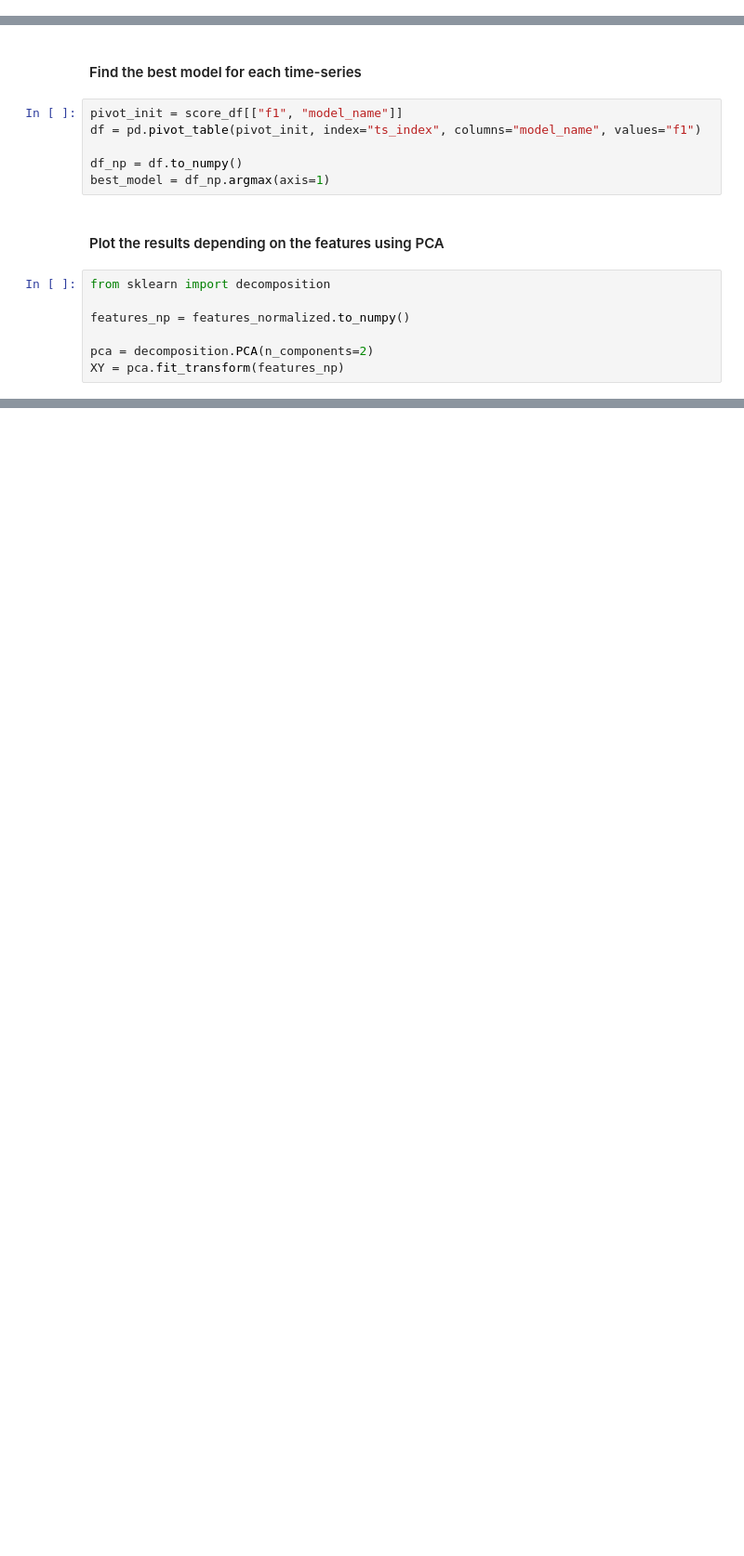
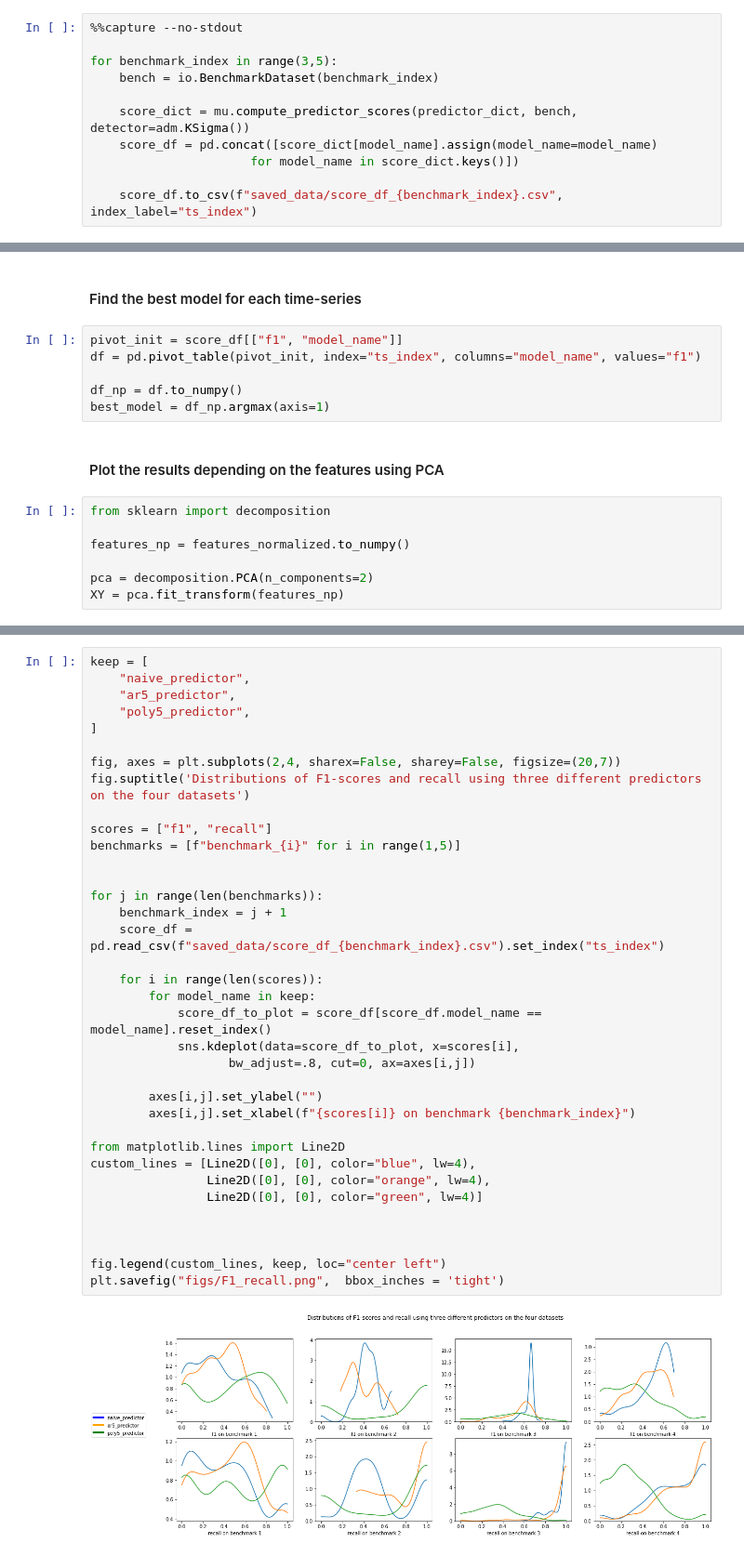
Before and after one commit to gbelouze/mva-time-series, a Jupyter notebook: notebooks/score_and_features.ipynb, the cells around one changed output, grey strips where cells are left out. Shown at 93% size. Saved outputs shown, nothing was run; the diff lists cells and outputs as text; blank space fills up the shorter version.

```diff
--- a/notebooks/score_and_features.ipynb
+++ b/notebooks/score_and_features.ipynb
@@ -36,3 +34,14 @@ for benchmark_index in range(1,2):
+# %%
+%%capture --no-stdout
+
+for benchmark_index in range(3,5):
+    bench = io.BenchmarkDataset(benchmark_index)
+
+    score_dict = mu.compute_predictor_scores(predictor_dict, bench, detector=adm.KSigma())
+    score_df = pd.concat([score_dict[model_name].assign(model_name=model_name)
+                      for model_name in score_dict.keys()])
+
+    score_df.to_csv(f"saved_data/score_df_{benchmark_index}.csv", index_label="ts_index")
 # %% [markdown]
 ### Analyse the results
 # %% [markdown]
@@ -125,0 +164,38 @@ Notes:
+# %%
+keep = [
+    "naive_predictor",
+    "ar5_predictor",
+    "poly5_predictor",
+]
+
+fig, axes = plt.subplots(2,4, sharex=False, sharey=False, figsize=(20,7))
+fig.suptitle('Distributions of F1-scores and recall using three different predictors on the four datasets')
+
+scores = ["f1", "recall"]
+benchmarks = [f"benchmark_{i}" for i in range(1,5)]
+
+
+for j in range(len(benchmarks)):
+    benchmark_index = j + 1
+    score_df = pd.read_csv(f"saved_data/score_df_{benchmark_index}.csv").set_index("ts_index")
+
+    for i in range(len(scores)):
+        for model_name in keep:
+            score_df_to_plot = score_df[score_df.model_name == model_name].reset_index()
+            sns.kdeplot(data=score_df_to_plot, x=scores[i],
+                   bw_adjust=.8, cut=0, ax=axes[i,j])
+
+        axes[i,j].set_ylabel("")
+        axes[i,j].set_xlabel(f"{scores[i]} on benchmark {benchmark_index}")
+
+from matplotlib.lines import Line2D
+custom_lines = [Line2D([0], [0], color="blue", lw=4),
+                Line2D([0], [0], color="orange", lw=4),
+                Line2D([0], [0], color="green", lw=4)]
+
+
+
+fig.legend(custom_lines, keep, loc="center left")
+plt.savefig("figs/F1_recall.png",  bbox_inches = 'tight')
+# %% [output]
+[figure, added]
```
Also changed, not shown: parts of 12 cells of this notebook, 10 other files.
